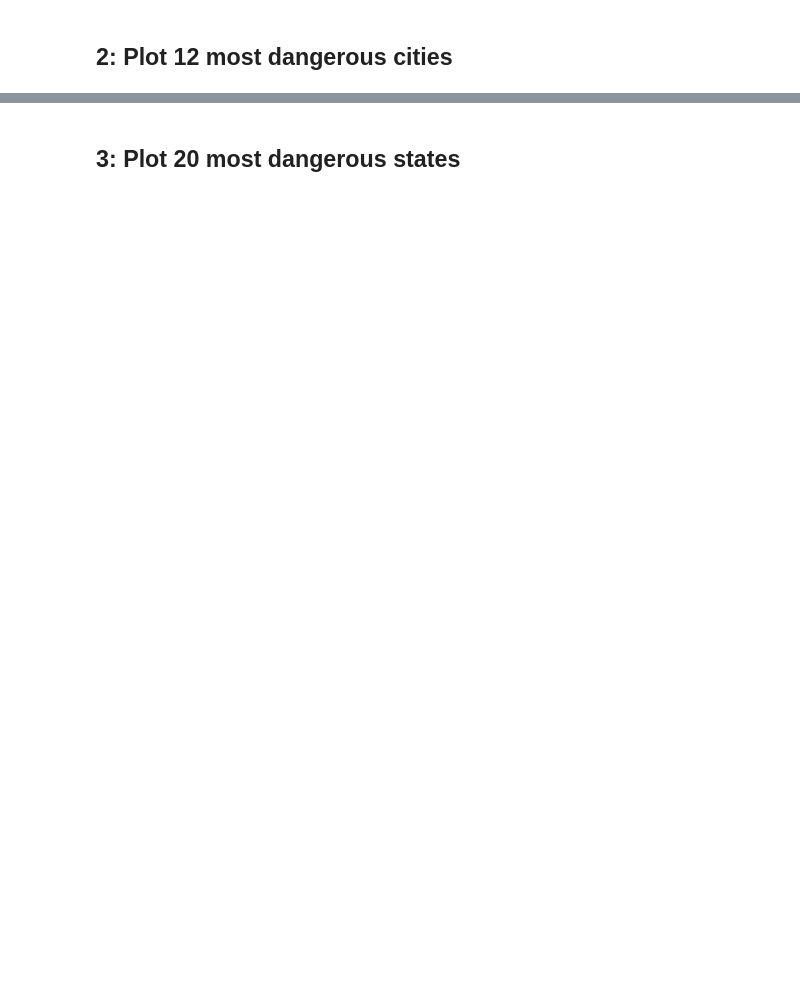
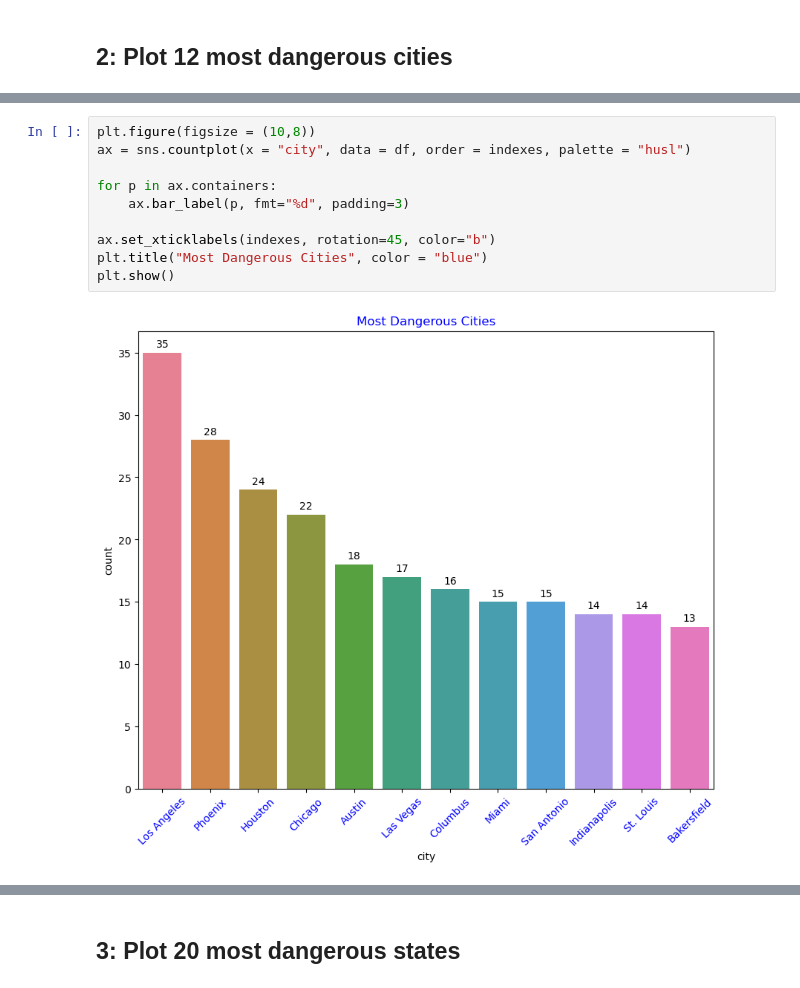
Before and after one commit to mustafacelik-86/expert-octo-journey, a Jupyter notebook: assignments/Assignment-2 With Seaborn.ipynb, the cells around one changed output, grey strips where cells are left out. Cells and saved outputs as stored; diff of their text form; blank space fills up the shorter version.

```diff
--- a/assignments/Assignment-2 With Seaborn.ipynb
+++ b/assignments/Assignment-2 With Seaborn.ipynb
@@ -76 +144,13 @@ Name: city, dtype: int64
+# %%
+plt.figure(figsize = (10,8))
+ax = sns.countplot(x = "city", data = df, order = indexes, palette = "husl")
+
+for p in ax.containers:
+    ax.bar_label(p, fmt="%d", padding=3)
+
+ax.set_xticklabels(indexes, rotation=45, color="b")
+plt.title("Most Dangerous Cities", color = "blue")
+plt.show()
+# %% [output]
+[figure, added]
 # %%
```
Also changed, not shown: parts of 51 cells of this notebook.
